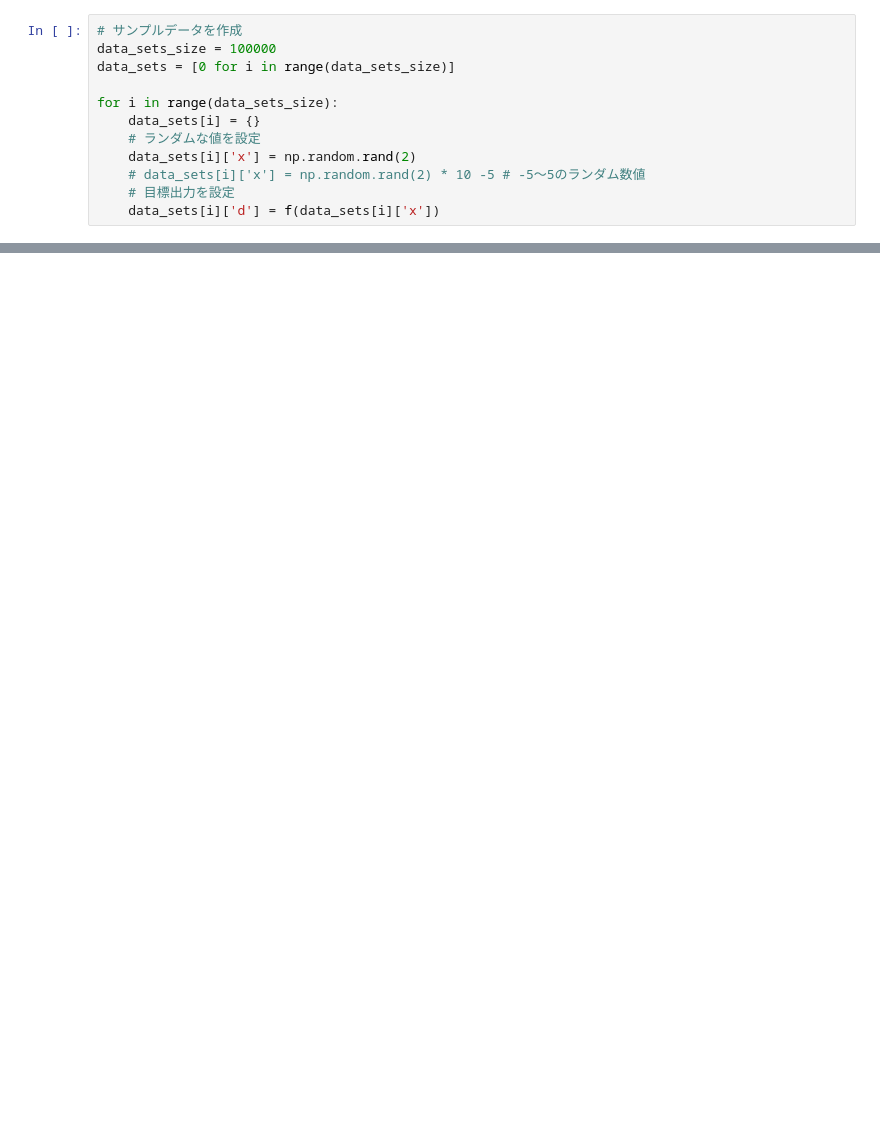
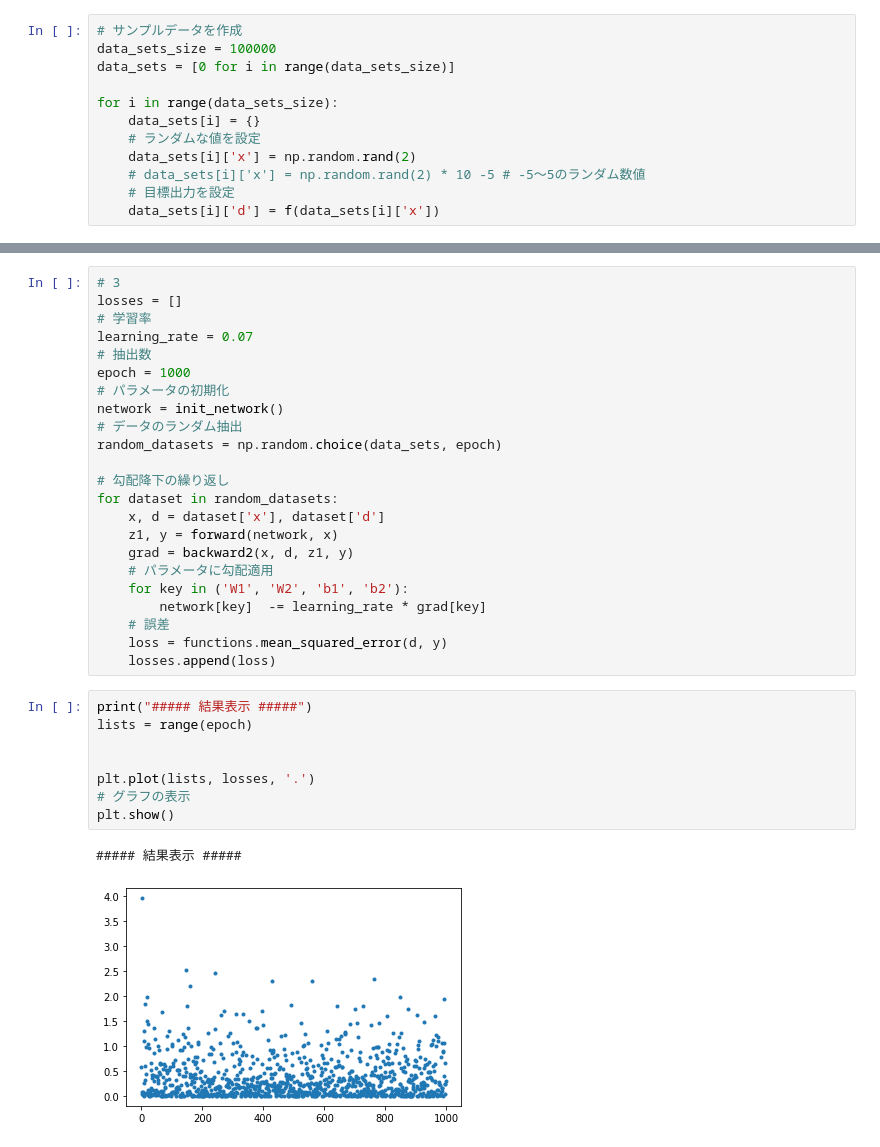
Before and after one commit to MatSoich/RabbitChallenge, a Jupyter notebook: 深層学習Day1/codes/1_3_stochastic_gradient_descent.ipynb, the cells around one changed output, grey strips where cells are left out. Cells and saved outputs as stored; diff of their text form; blank space fills up the shorter version.

```diff
--- a/深層学習Day1/codes/1_3_stochastic_gradient_descent.ipynb
+++ b/深層学習Day1/codes/1_3_stochastic_gradient_descent.ipynb
@@ -253,0 +315,34 @@ plt.show()
+# %%
+# 3
+losses = []
+# 学習率
+learning_rate = 0.07
+# 抽出数
+epoch = 1000
+# パラメータの初期化
+network = init_network()
+# データのランダム抽出
+random_datasets = np.random.choice(data_sets, epoch)
+
+# 勾配降下の繰り返し
+for dataset in random_datasets:
+    x, d = dataset['x'], dataset['d']
+    z1, y = forward(network, x)
+    grad = backward2(x, d, z1, y)
+    # パラメータに勾配適用
+    for key in ('W1', 'W2', 'b1', 'b2'):
+        network[key]  -= learning_rate * grad[key]
+    # 誤差
+    loss = functions.mean_squared_error(d, y)
+    losses.append(loss)
+# %%
+print("##### 結果表示 #####")
+lists = range(epoch)
+
+
+plt.plot(lists, losses, '.')
+# グラフの表示
+plt.show()
+# %% [output]
+##### 結果表示 #####
+[figure, added]
```
Also changed, not shown: parts of 8 cells of this notebook, 16 other files.
